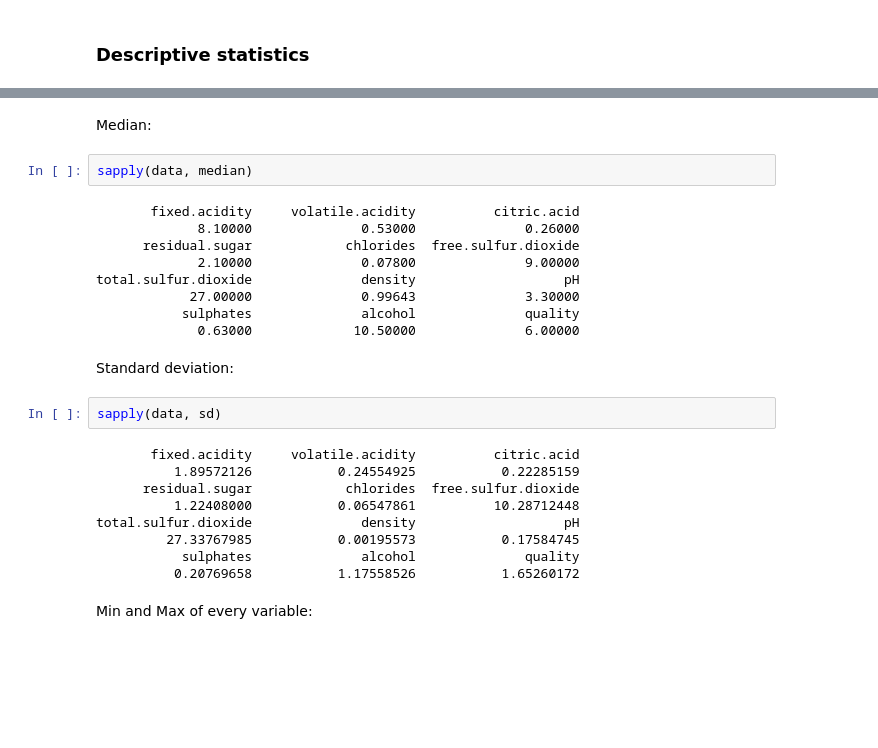
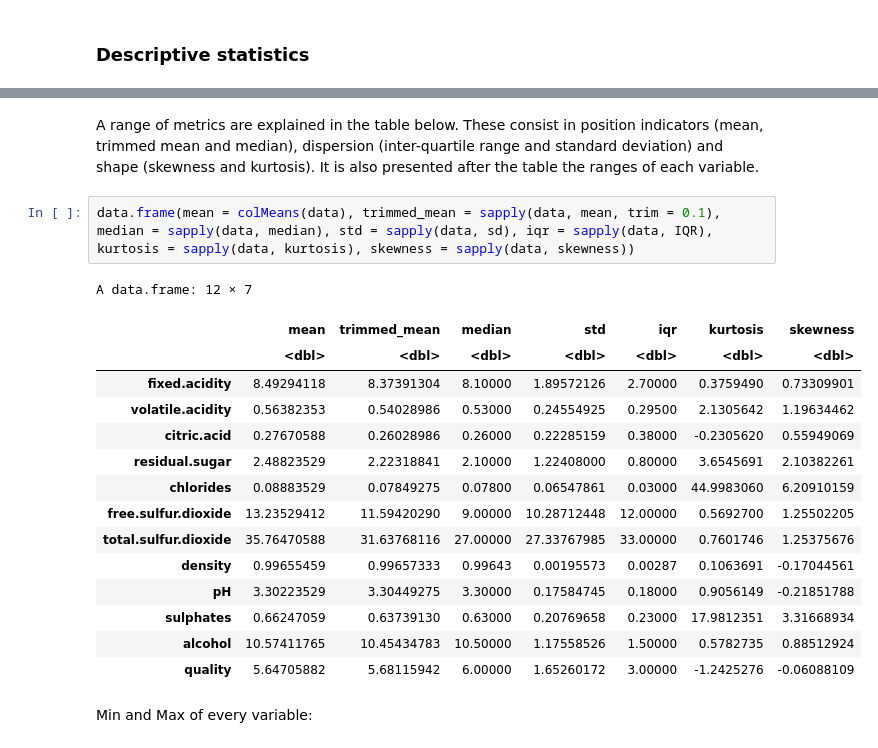
Before and after one commit to marianamonteiro07/redwinequality, a Jupyter notebook: EAD_2_FINAL.ipynb, the cells around one changed output, grey strips where cells are left out. Cells and saved outputs as stored; diff of their text form; blank space fills up the shorter version.

```diff
--- a/EAD_2_FINAL.ipynb
+++ b/EAD_2_FINAL.ipynb
@@ -176,29 +131,23 @@ total.sulfur.dioxide              density                   pH
-# %% [markdown]
-Median:
-# %%
-sapply(data, median)
-# %% [output]
-       fixed.acidity     volatile.acidity          citric.acid
-             8.10000              0.53000              0.26000
-      residual.sugar            chlorides  free.sulfur.dioxide
-             2.10000              0.07800              9.00000
-total.sulfur.dioxide              density                   pH
-            27.00000              0.99643              3.30000
-           sulphates              alcohol              quality
-             0.63000             10.50000              6.00000
-# %% [markdown]
-Standard deviation:
-# %%
-sapply(data, sd)
-# %% [output]
-       fixed.acidity     volatile.acidity          citric.acid
-          1.89572126           0.24554925           0.22285159
-      residual.sugar            chlorides  free.sulfur.dioxide
-          1.22408000           0.06547861          10.28712448
-total.sulfur.dioxide              density                   pH
-         27.33767985           0.00195573           0.17584745
-           sulphates              alcohol              quality
-          0.20769658           1.17558526           1.65260172
+# %% [markdown]
+A range of metrics are explained in the table below. These consist in position indicators (mean, trimmed mean and median), dispersion (inter-quartile range and standard deviation) and shape (skewness and kurtosis). It is also presented after the table the ranges of each variable.
+# %%
+data.frame(mean = colMeans(data), trimmed_mean = sapply(data, mean, trim = 0.1), median = sapply(data, median), std = sapply(data, sd), iqr = sapply(data, IQR), kurtosis = sapply(data, kurtosis), skewness = sapply(data, skewness))
+# %% [output]
+A data.frame: 12 × 7
+|  | mean | trimmed_mean | median | std | iqr | kurtosis | skewness |
+|  | <dbl> | <dbl> | <dbl> | <dbl> | <dbl> | <dbl> | <dbl> |
+| fixed.acidity | 8.49294118 | 8.37391304 | 8.10000 | 1.89572126 | 2.70000 | 0.3759490 | 0.73309901 |
+| volatile.acidity | 0.56382353 | 0.54028986 | 0.53000 | 0.24554925 | 0.29500 | 2.1305642 | 1.19634462 |
+| citric.acid | 0.27670588 | 0.26028986 | 0.26000 | 0.22285159 | 0.38000 | -0.2305620 | 0.55949069 |
+| residual.sugar | 2.48823529 | 2.22318841 | 2.10000 | 1.22408000 | 0.80000 | 3.6545691 | 2.10382261 |
+| chlorides | 0.08883529 | 0.07849275 | 0.07800 | 0.06547861 | 0.03000 | 44.9983060 | 6.20910159 |
+| free.sulfur.dioxide | 13.23529412 | 11.59420290 | 9.00000 | 10.28712448 | 12.00000 | 0.5692700 | 1.25502205 |
+| total.sulfur.dioxide | 35.76470588 | 31.63768116 | 27.00000 | 27.33767985 | 33.00000 | 0.7601746 | 1.25375676 |
+| density | 0.99655459 | 0.99657333 | 0.99643 | 0.00195573 | 0.00287 | 0.1063691 | -0.17044561 |
+| pH | 3.30223529 | 3.30449275 | 3.30000 | 0.17584745 | 0.18000 | 0.9056149 | -0.21851788 |
+| sulphates | 0.66247059 | 0.63739130 | 0.63000 | 0.20769658 | 0.23000 | 17.9812351 | 3.31668934 |
+| alcohol | 10.57411765 | 10.45434783 | 10.50000 | 1.17558526 | 1.50000 | 0.5782735 | 0.88512924 |
+| quality | 5.64705882 | 5.68115942 | 6.00000 | 1.65260172 | 3.00000 | -1.2425276 | -0.06088109 |
 # %% [markdown]
 Min and Max of every variable:
 # %%
```
Also changed, not shown: parts of 67 cells of this notebook.
